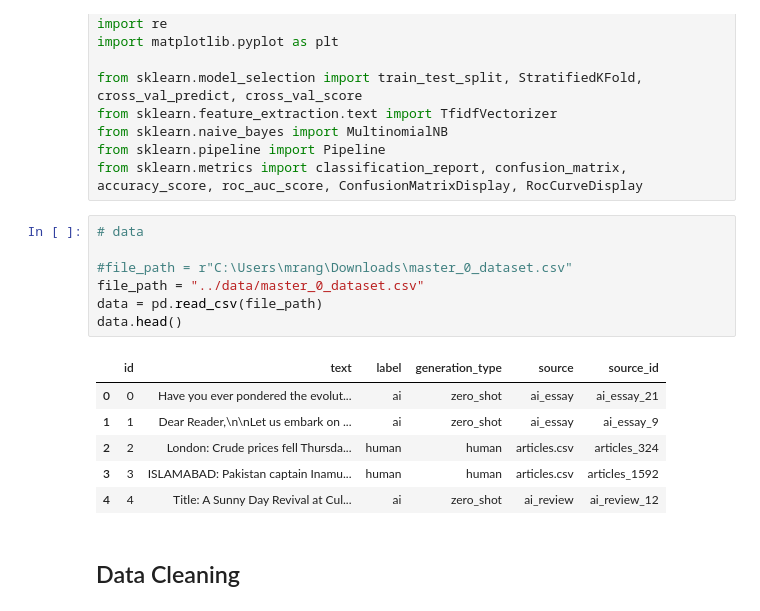
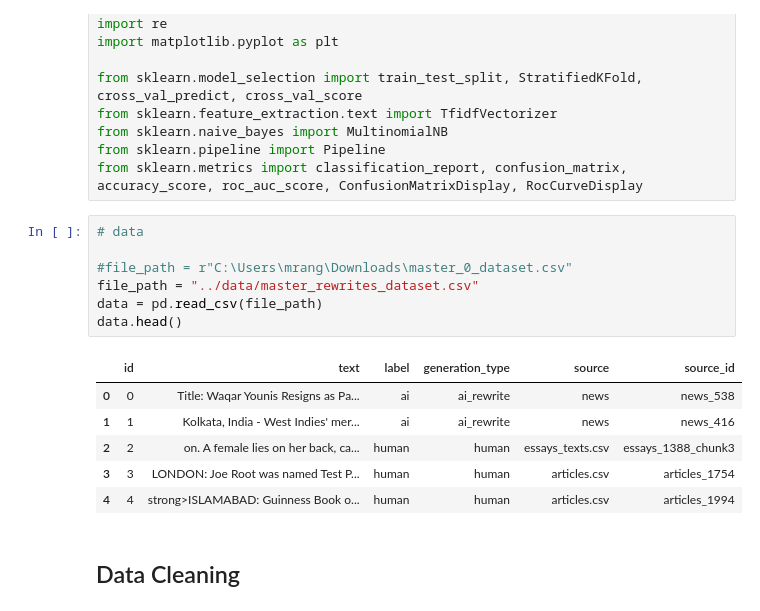
Before and after one commit to NikkiLeali/AI_Text_Detection, a Jupyter notebook: notebooks/7_tfidf_nb_eval_rewrites.ipynb, the cells around one changed output. Drawn from its saved outputs; the diff is of its cells as text.

```diff
--- a/notebooks/7_tfidf_nb_eval_rewrites.ipynb
+++ b/notebooks/7_tfidf_nb_eval_rewrites.ipynb
@@ -13,17 +13,17 @@ from sklearn.metrics import classification_report, confusion_matrix, accuracy_sc
 # %%
 # data
 
 #file_path = r"C:\Users\mrang\Downloads\master_0_dataset.csv"
-file_path = "../data/master_0_dataset.csv"
+file_path = "../data/master_rewrites_dataset.csv"
 data = pd.read_csv(file_path)
 data.head()
 # %% [output]
 |  | id | text | label | generation_type | source | source_id |
-| 0 | 0 | Have you ever pondered the evolut... | ai | zero_shot | ai_essay | ai_essay_21 |
-| 1 | 1 | Dear Reader,\n\nLet us embark on ... | ai | zero_shot | ai_essay | ai_essay_9 |
-| 2 | 2 | London: Crude prices fell Thursda... | human | human | articles.csv | articles_324 |
-| 3 | 3 | ISLAMABAD: Pakistan captain Inamu... | human | human | articles.csv | articles_1592 |
-| 4 | 4 | Title: A Sunny Day Revival at Cul... | ai | zero_shot | ai_review | ai_review_12 |
+| 0 | 0 | Title: Waqar Younis Resigns as Pa... | ai | ai_rewrite | news | news_538 |
+| 1 | 1 | Kolkata, India - West Indies' mer... | ai | ai_rewrite | news | news_416 |
+| 2 | 2 | on. A female lies on her back, ca... | human | human | essays_texts.csv | essays_1388_chunk3 |
+| 3 | 3 | LONDON: Joe Root was named Test P... | human | human | articles.csv | articles_1754 |
+| 4 | 4 | strong>ISLAMABAD: Guinness Book o... | human | human | articles.csv | articles_1994 |
 # %% [markdown]
 ## Data Cleaning
 # %%
```
Also changed, not shown: parts of 7 cells of this notebook.
